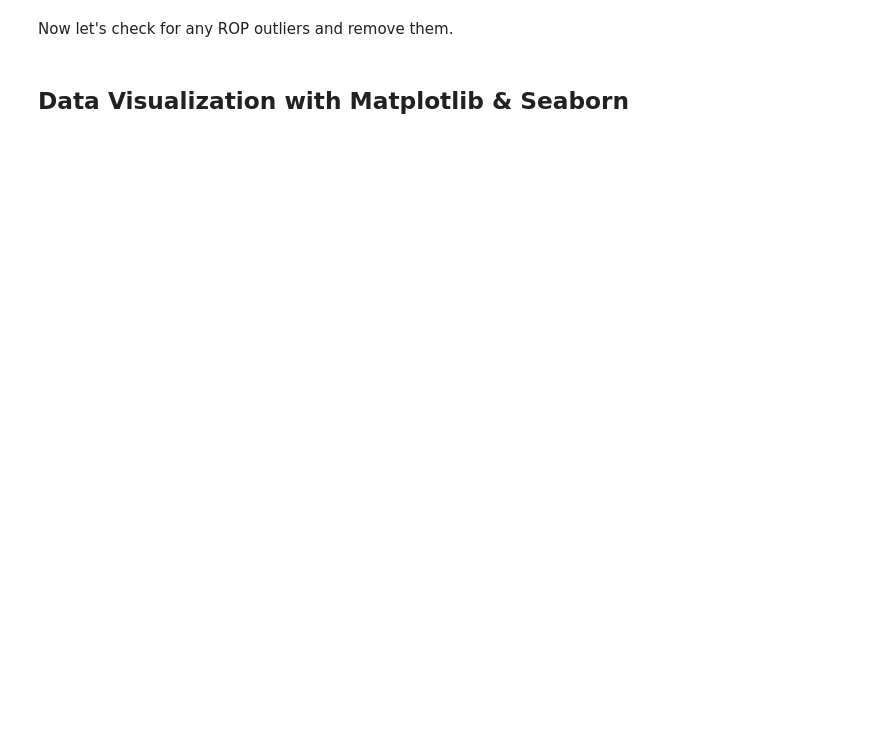
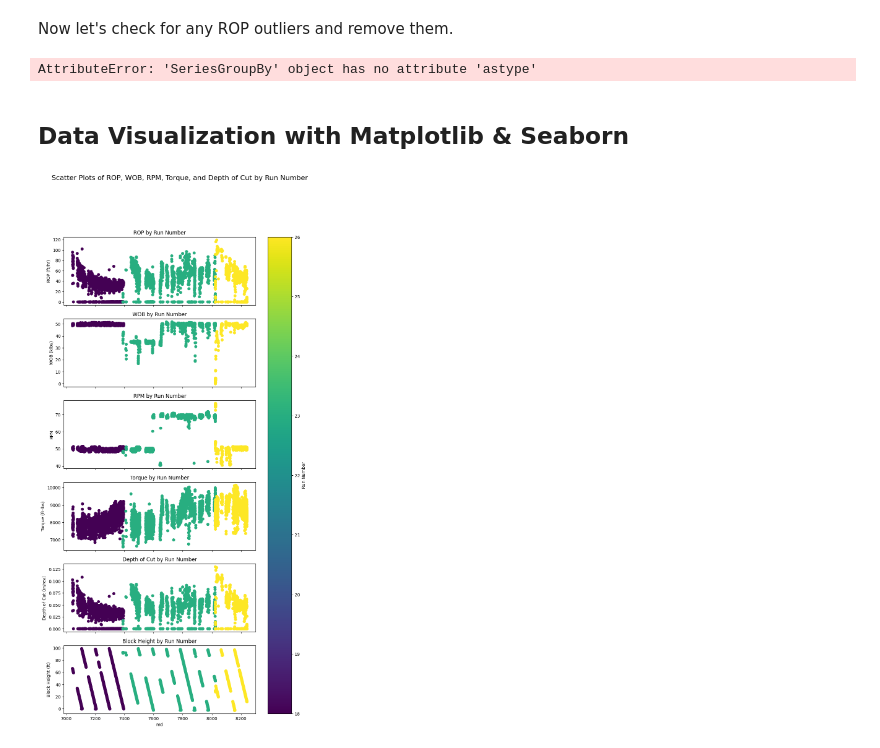
Before and after one commit to johnryan417/python-for-drilling-engineers, a Jupyter notebook: module_1/py_for_de_module_1.ipynb, the cells around one changed output. Cells and saved outputs as stored; diff of their text form; code cells hidden in the pictures; blank space fills up the shorter version.

```diff
--- a/module_1/py_for_de_module_1.ipynb
+++ b/module_1/py_for_de_module_1.ipynb
@@ -418,8 +688,10 @@ Now let's calculate KPIs across each run
 # %%
-# Calculate KPIs for each bit_size, when on_bottom is True
+# Calculate KPIs for each bit_size.
 group_df = on_btm_df.groupby(['run_number'])
 
-# print(f'\n{group_df.size()}')
+# Use a for loop to loop through each group and print the statistics if the run_number is in the list
+run_number_list = [18, 23, 26]
 for name, group in group_df:
-    print(f'\nRun Number: {name}')
-    print(group[['rop', 'wob', 'td_rpm', 'td_torque', 'depth_of_cut']].describe())
+    if name[0] in run_number_list:
+        print(f'\nRun Number: {name}')
+        print(group[['rop', 'wob', 'td_rpm', 'td_torque', 'depth_of_cut']].describe())
@@ -427,7 +717,71 @@ for name, group in group_df:
 Now let's check for any ROP outliers and remove them.
 # %%
 # check for ROP outliers and remove them from group_df
-print(group_df.reset_index(inplace=True))
-filtered_group_df = group_df.filter(lambda x: x['rop'].between(x['rop'].quantile(0.05), x['rop'].quantile(0.95)).all())
+# print(group_df.size())
+# print(group_df.reset_index(inplace=True))
+param_name_list = ['rop', 'wob', 'td_rpm', 'td_torque', 'depth_of_cut']
+for param_name in param_name_list:
+    group_df[param_name] = group_df[param_name].astype(float)  # Convert to float
+    group_df[param_name].fillna(0, inplace=True)  # Fill NaN values with 0
+    filtered_group_df = group_df.filter(lambda x: x['rop'].between(x['rop'].quantile(0.05), x['rop'].quantile(0.95)).all())
+# %% [output]
+AttributeError: 'SeriesGroupBy' object has no attribute 'astype'
 # %% [markdown]
 ## Data Visualization with Matplotlib & Seaborn
+# %%
+# Create a set of horizontal subplots to plot a scatter plot of the data with x-axis as 'rig_time', and y-axis as 'rop', 'wob', 'td_rpm', 'td_torque', and 'depth_of_cut' colored by the runs in the run_number column.
+# The subplots will be arranged in a 5x1 grid.
+run_analysis_df = on_btm_df.copy()  # Create a copy of the DataFrame for analysis
+# remove 'rop' outliers from run_analysis_df
+
+run_screen = (on_btm_df['run_number'].isin(run_number_list))  # Filter the DataFrame to only include the run numbers in the list
+rotating_screen = (on_btm_df['td_rpm'] > 40) & (on_btm_df['td_torque'] > 5000)
+run_analysis_df = on_btm_df[run_screen & rotating_screen]
+
+def remove_outliers_per_column(df, column_names):
+    # Fill NaNs once for all selected columns
+    df[column_names] = df[column_names].fillna(0)
+
+    for col in column_names:
+        q1 = df[col].quantile(0.25)
+        q3 = df[col].quantile(0.75)
+        iqr = q3 - q1
+        lower_bound = q1 - 1.5 * iqr
+        upper_bound = q3 + 1.5 * iqr
+        df = df[(df[col] >= lower_bound) & (df[col] <= upper_bound)]
+
+    return df
+
+# Group by run_number and apply the outlier removal
+all_run_df = (
+    run_analysis_df[run_analysis_df['run_number'].isin(run_number_list)]
+    .groupby('run_number', group_keys=False)
+    .apply(lambda df: remove_outliers_per_column(df.copy(), param_name_list))
+)
+
+fig, axs = plt.subplots(6, 1, figsize=(10, 20), sharex=True)
+fig.suptitle('Scatter Plots of ROP, WOB, RPM, Torque, and Depth of Cut by Run Number', fontsize=16)
+axs[0].scatter(all_run_df['md'], all_run_df['rop'], c=all_run_df['run_number'], cmap='viridis')
+axs[0].set_ylabel('ROP (ft/hr)')
+axs[0].set_title('ROP by Run Number')
+axs[1].scatter(all_run_df['md'], all_run_df['wob'], c=all_run_df['run_number'], cmap='viridis')
+axs[1].set_ylabel('WOB (klbs)')
+axs[1].set_title('WOB by Run Number')
+axs[2].scatter(all_run_df['md'], all_run_df['td_rpm'], c=all_run_df['run_number'], cmap='viridis')
+axs[2].set_ylabel('RPM')
+axs[2].set_title('RPM by Run Number')
+axs[3].scatter(all_run_df['md'], all_run_df['td_torque'], c=all_run_df['run_number'], cmap='viridis')
+axs[3].set_ylabel('Torque (ft-lbs)')
+axs[3].set_title('Torque by Run Number')
+axs[4].scatter(all_run_df['md'], all_run_df['depth_of_cut'], c=all_run_df['run_number'], cmap='viridis')
+axs[4].set_ylabel('Depth of Cut (in/rev)')
+axs[4].set_title('Depth of Cut by Run Number')
+axs[5].scatter(all_run_df['md'], all_run_df['block_height'], c=all_run_df['run_number'], cmap='viridis')
+axs[5].set_ylabel('Block Height (ft)')
+axs[5].set_xlabel('md')
+axs[5].set_title('Block Height by Run Number')
+# Add a legend
+cbar = fig.colorbar(axs[0].collections[0], ax=axs, orientation='vertical')
+cbar.set_label('Run Number')
+# %% [output]
+[figure, added]
```
Also changed, not shown: parts of 48 cells of this notebook.
